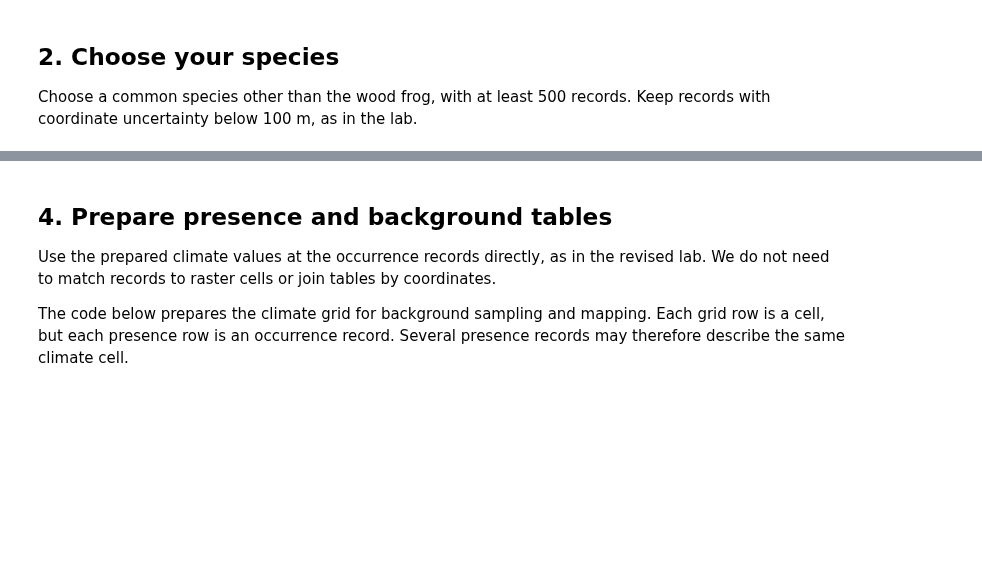
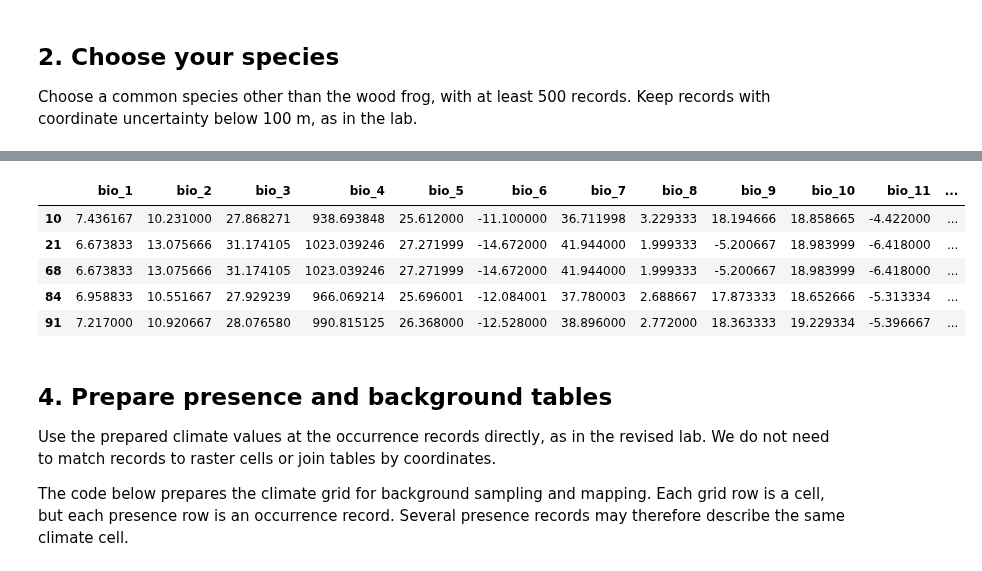
Before and after one commit to studentofwater/BIO597-SpatialBiodiversity, a Jupyter notebook: docs/assignments/Assignment-07-MachineLearningSDM.ipynb, the cells around one changed output, grey strips where cells are left out. Drawn from its saved outputs; the diff is of its cells as text; code cells hidden in the pictures; blank space fills up the shorter version.

```diff
--- a/docs/assignments/Assignment-07-MachineLearningSDM.ipynb
+++ b/docs/assignments/Assignment-07-MachineLearningSDM.ipynb
@@ -35,7 +70,16 @@ target_species = "YOUR SPECIES HERE"
 
 As in Lab 07, make a list called `climate_variables` containing `bio_1` through `bio_19`. We will choose the model predictors after preparing the modeling table.
 # %%
-# Create climate_variables and display these columns at your species' records.
+climate_variables = ["bio_" + str(number) for number in range(1, 20)]
+
+presence[climate_variables].head()
+# %% [output]
+|  | bio_1 | bio_2 | bio_3 | bio_4 | bio_5 | bio_6 | bio_7 | bio_8 | bio_9 | bio_10 | bio_11 | ... |
+| 10 | 7.436167 | 10.231000 | 27.868271 | 938.693848 | 25.612000 | -11.100000 | 36.711998 | 3.229333 | 18.194666 | 18.858665 | -4.422000 | ... |
+| 21 | 6.673833 | 13.075666 | 31.174105 | 1023.039246 | 27.271999 | -14.672000 | 41.944000 | 1.999333 | -5.200667 | 18.983999 | -6.418000 | ... |
+| 68 | 6.673833 | 13.075666 | 31.174105 | 1023.039246 | 27.271999 | -14.672000 | 41.944000 | 1.999333 | -5.200667 | 18.983999 | -6.418000 | ... |
+| 84 | 6.958833 | 10.551667 | 27.929239 | 966.069214 | 25.696001 | -12.084001 | 37.780003 | 2.688667 | 17.873333 | 18.652666 | -5.313334 | ... |
+| 91 | 7.217000 | 10.920667 | 28.076580 | 990.815125 | 26.368000 | -12.528000 | 38.896000 | 2.772000 | 18.363333 | 19.229334 | -5.396667 | ... |
 # %% [markdown]
 ## 4. Prepare presence and background tables
 
```
Also changed, not shown: parts of 13 cells of this notebook, 1 other file.
